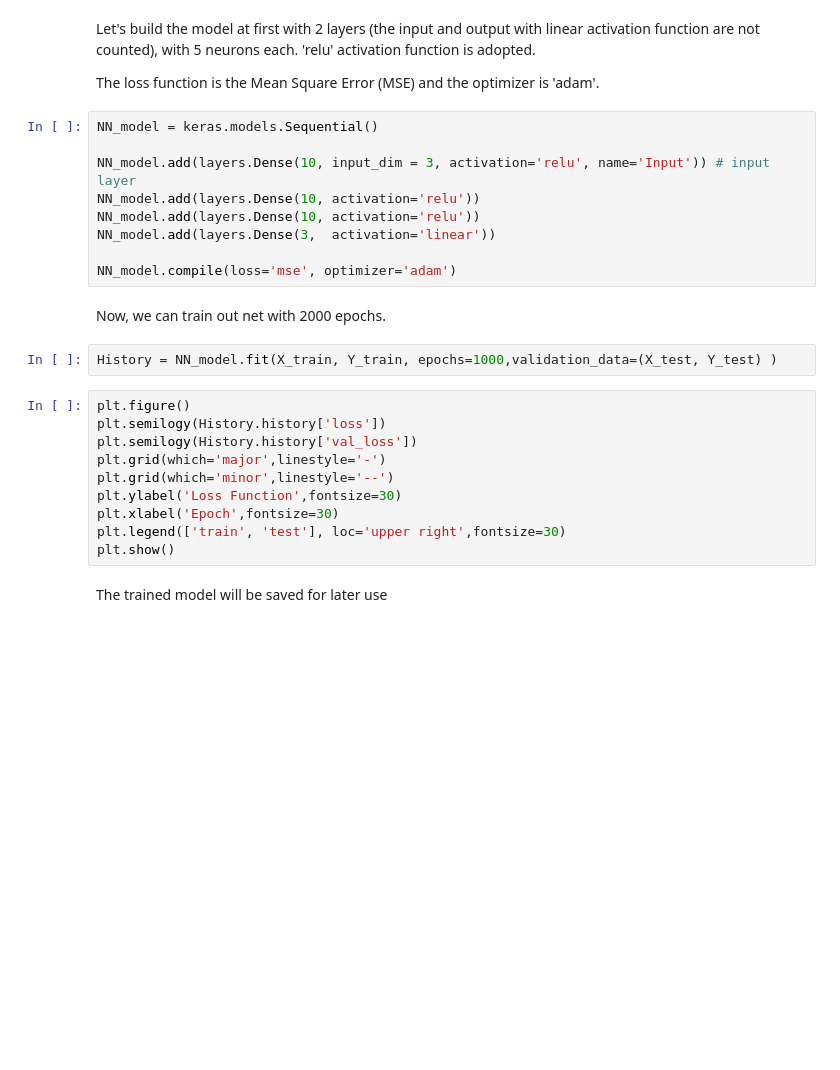
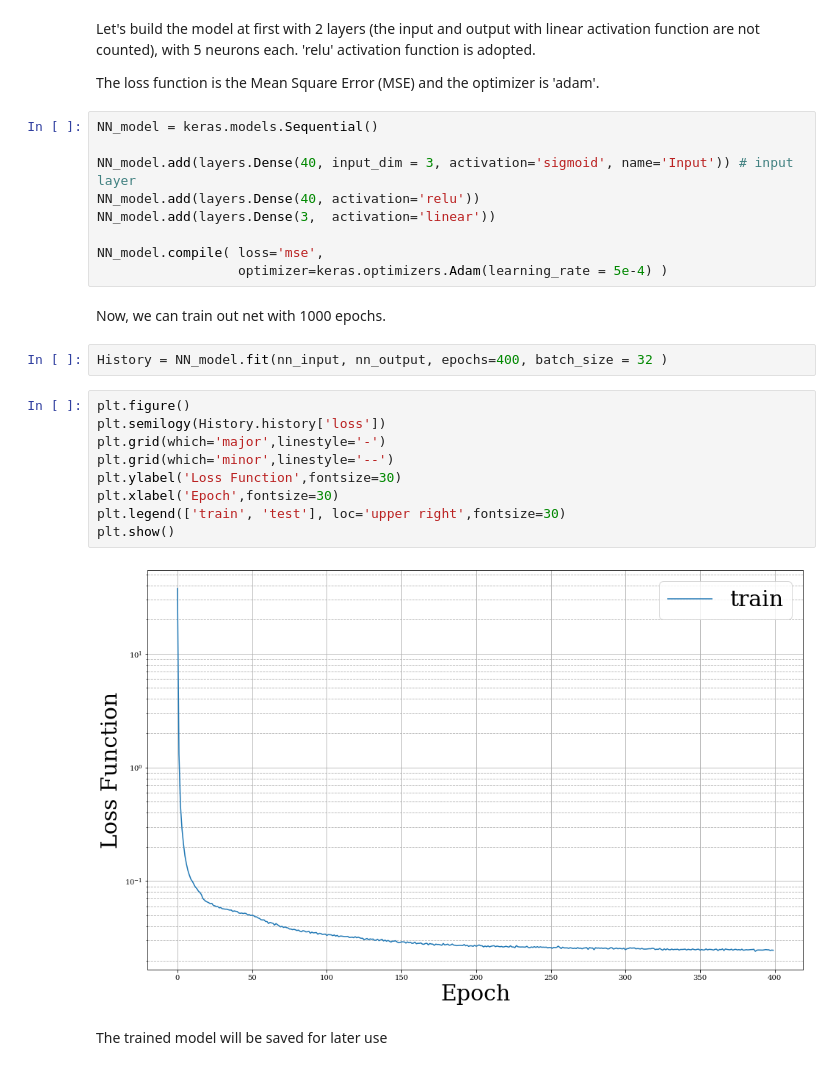
Before and after one commit to Steriva/MfM_Assignment, a Jupyter notebook: exe02d_NN_Lorenz.ipynb, the cells around one changed output. Drawn from its saved outputs; the diff is of its cells as text; blank space fills up the shorter version.

```diff
--- a/exe02d_NN_Lorenz.ipynb
+++ b/exe02d_NN_Lorenz.ipynb
@@ -120,26 +111,27 @@ The loss function is the Mean Square Error (MSE) and the optimizer is 'adam'.
 # %%
 NN_model = keras.models.Sequential()
 
-NN_model.add(layers.Dense(10, input_dim = 3, activation='relu', name='Input')) # input layer
-NN_model.add(layers.Dense(10, activation='relu'))
-NN_model.add(layers.Dense(10, activation='relu'))
+NN_model.add(layers.Dense(40, input_dim = 3, activation='sigmoid', name='Input')) # input layer
+NN_model.add(layers.Dense(40, activation='relu'))
 NN_model.add(layers.Dense(3,  activation='linear'))
 
-NN_model.compile(loss='mse', optimizer='adam')
+NN_model.compile( loss='mse',
+                  optimizer=keras.optimizers.Adam(learning_rate = 5e-4) )
 # %% [markdown]
-Now, we can train out net with 2000 epochs.
+Now, we can train out net with 1000 epochs.
-# %%
-History = NN_model.fit(X_train, Y_train, epochs=1000,validation_data=(X_test, Y_test) )
+# %%
+History = NN_model.fit(nn_input, nn_output, epochs=400, batch_size = 32 )
 # %%
 plt.figure()
 plt.semilogy(History.history['loss'])
-plt.semilogy(History.history['val_loss'])
 plt.grid(which='major',linestyle='-')
 plt.grid(which='minor',linestyle='--')
 plt.ylabel('Loss Function',fontsize=30)
 plt.xlabel('Epoch',fontsize=30)
 plt.legend(['train', 'test'], loc='upper right',fontsize=30)
 plt.show()
+# %% [output]
+[figure, added]
 # %% [markdown]
 The trained model will be saved for later use
 # %%
```
Also changed, not shown: parts of 11 cells of this notebook.
